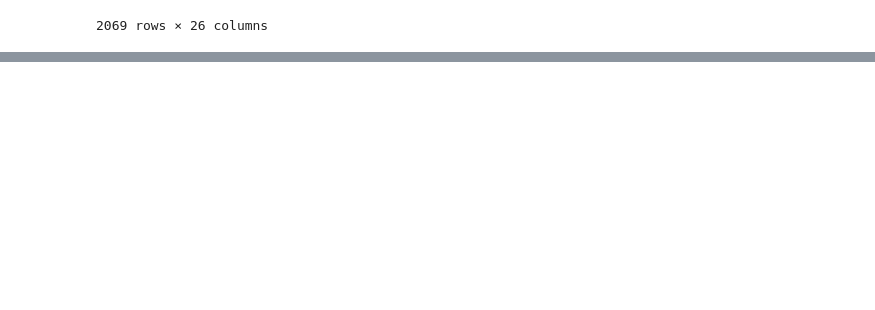
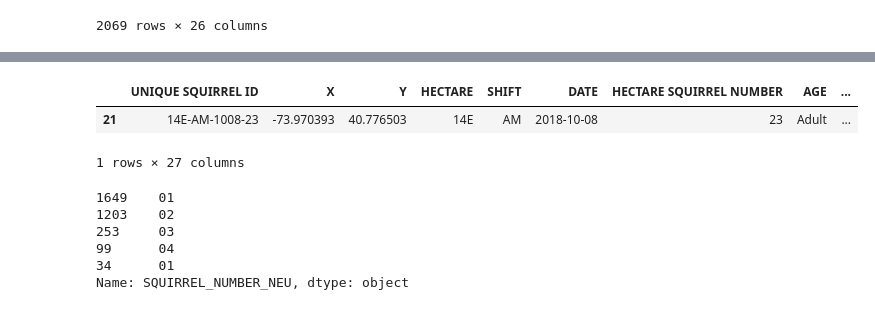
Before and after one commit to bayraktarengin/eurotech_ds, a Jupyter notebook: sincap1.ipynb, the cells around one changed output, grey strips where cells are left out. Cells and saved outputs as stored; diff of their text form; code cells hidden in the pictures; blank space fills up the shorter version.

```diff
--- a/sincap1.ipynb
+++ b/sincap1.ipynb
@@ -644,0 +700,5 @@ df[~df["COMBINATION OF PRIMARY AND HIGHLIGHT COLOR"].str.contains("White")]
+# %%
+def replace0(text):
+    if text.startswith("0"):
+        return text[1:]
+    return text
@@ -644,0 +724,2 @@ df[~df["COMBINATION OF PRIMARY AND HIGHLIGHT COLOR"].str.contains("White")]
+# %%
+df["HECTARE_NEU"] = df["HECTARE"].apply(replace0)
@@ -644,0 +785,6 @@ df[~df["COMBINATION OF PRIMARY AND HIGHLIGHT COLOR"].str.contains("White")]
+# %%
+df[df["HECTARE SQUIRREL NUMBER"] == 23]
+# %% [output]
+|  | UNIQUE SQUIRREL ID | X | Y | HECTARE | SHIFT | DATE | HECTARE SQUIRREL NUMBER | AGE | ... |
+| 21 | 14E-AM-1008-23 | -73.970393 | 40.776503 | 14E | AM | 2018-10-08 | 23 | Adult | ... |
+1 rows × 27 columns
@@ -644,0 +798,9 @@ df[~df["COMBINATION OF PRIMARY AND HIGHLIGHT COLOR"].str.contains("White")]
+# %%
+df["SQUIRREL_NUMBER_NEU"].head()
+# %% [output]
+1649    01
+1203    02
+253     03
+99      04
+34      01
+Name: SQUIRREL_NUMBER_NEU, dtype: object
```
Also changed, not shown: parts of 20 cells of this notebook.
